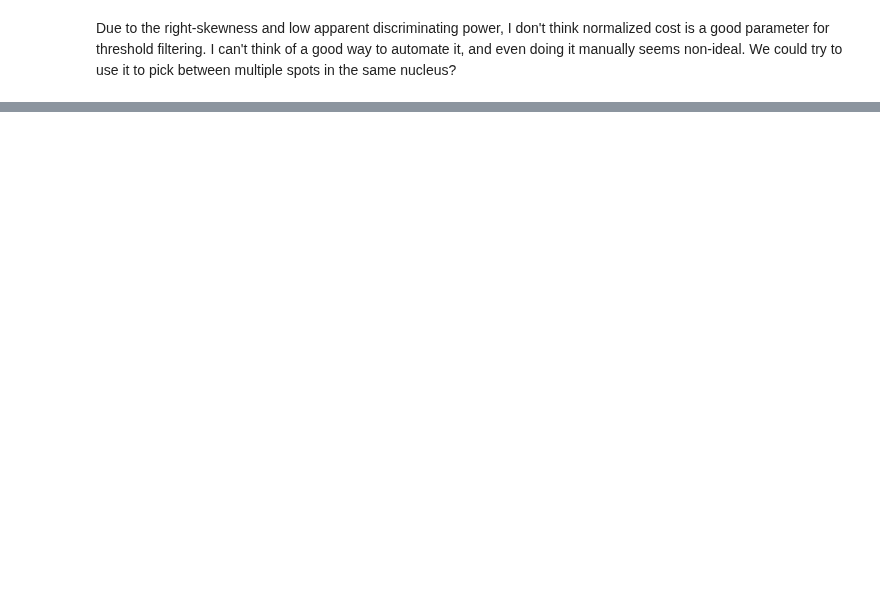
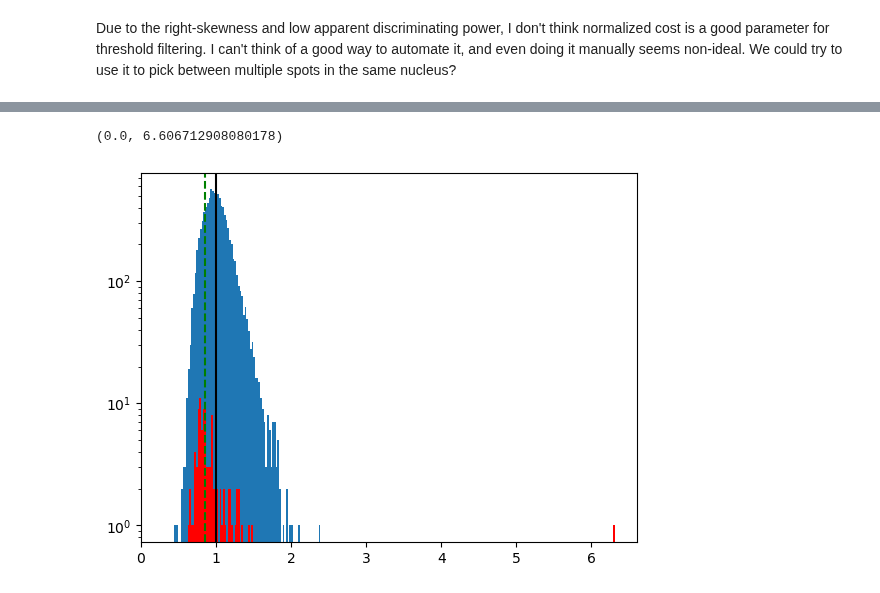
Before and after one commit to GarciaLab/transcription_pipeline, a Jupyter notebook: test.ipynb, the cells around one changed output, grey strips where cells are left out. Drawn from its saved outputs; the diff is of its cells as text; code cells hidden in the pictures; blank space fills up the shorter version.

```diff
--- a/test.ipynb
+++ b/test.ipynb
@@ -299,0 +350,19 @@ After some messing around, I think it might be best to implement a very lax thre
+# %%
+bins_sigma_x_y, hist_sigma_x_y, plot_sigma_x_y = plt.hist(
+    spot_dataframe["sigma_x_y"], bins=256, log=True
+)
+median_x_y = spot_dataframe["sigma_x_y"].median()
+
+fence_factor = 2.5
+plt.axvline(x=median_x_y, color="k")
+
+bins_sigma_x_y_ext, hist_sigma_x_y_ext, plot_sigma_x_y_ext = plt.hist(
+    extranuclear_spots["sigma_x_y"], bins=256, log=True, color="r"
+)
+median_x_y_ext = extranuclear_spots["sigma_x_y"].median()
+plt.axvline(x=median_x_y_ext, color="g", linestyle="--")
+
+plt.xlim(0)
+# %% [output]
+(0.0, 6.606712908080178)
+[figure, added]
```
Also changed, not shown: parts of 17 cells of this notebook, 1 other file.
